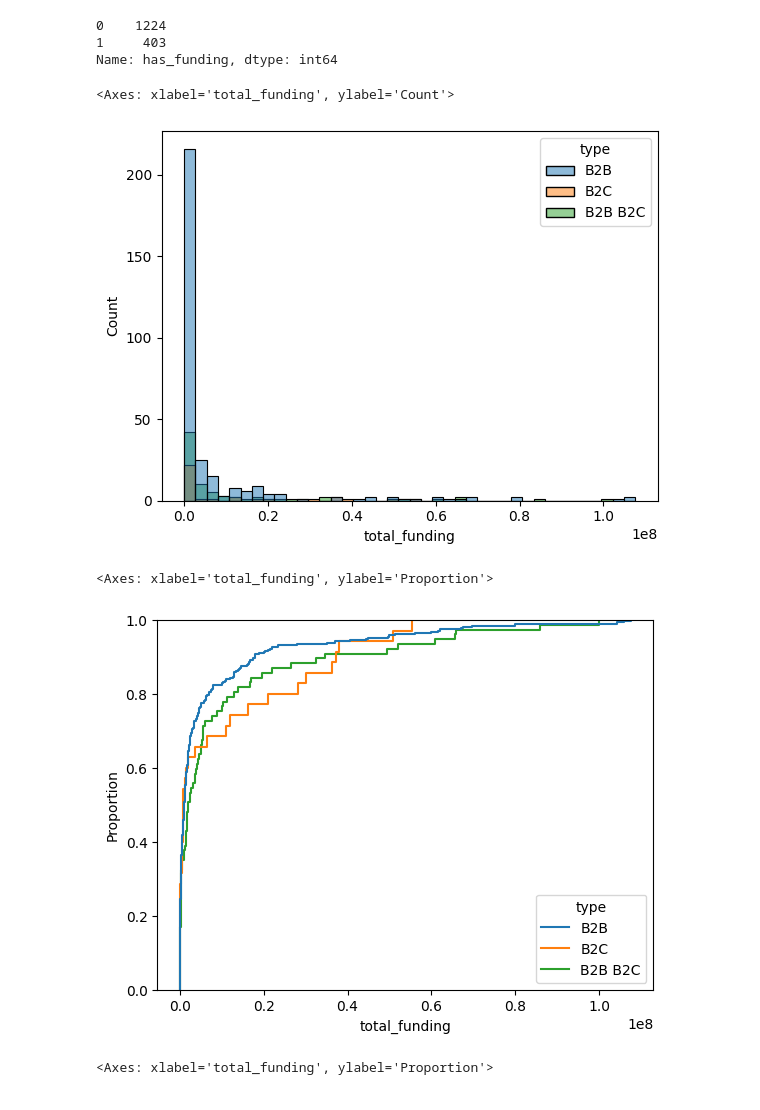
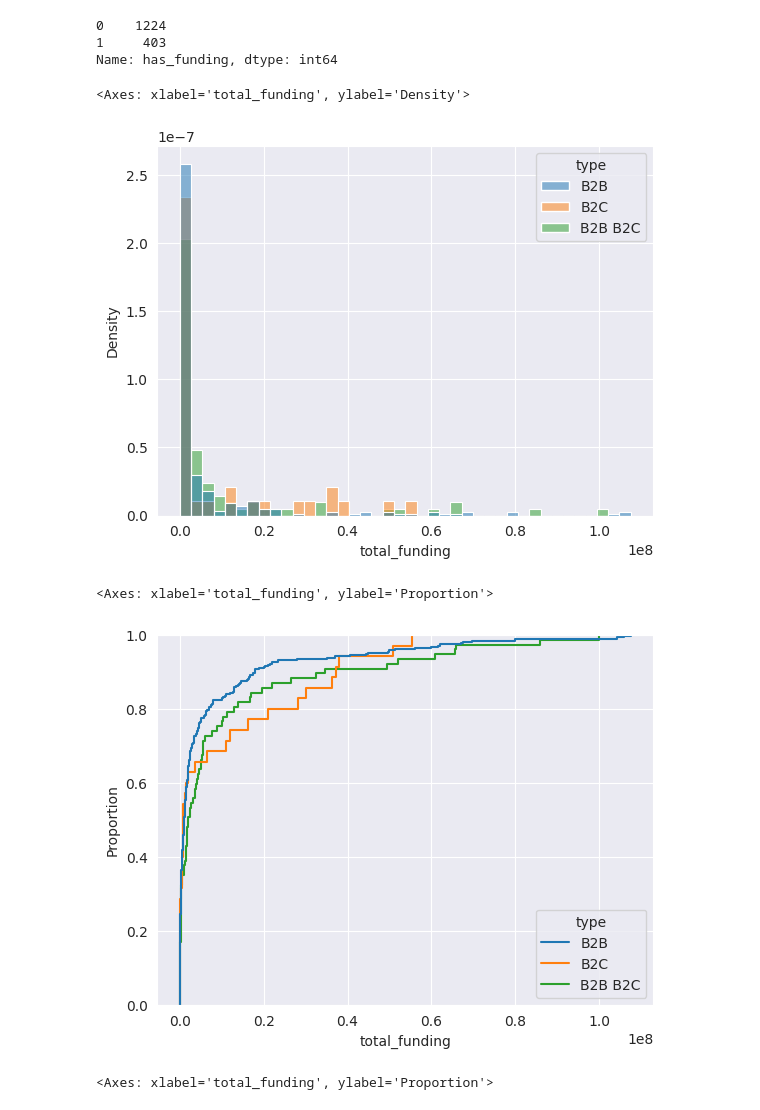
Before and after one commit to cvillela/amplemarket_challenge, a Jupyter notebook: challenge.ipynb, the cells around one changed output. Drawn from its saved outputs; the diff is of its cells as text; code cells hidden in the pictures.

```diff
--- a/challenge.ipynb
+++ b/challenge.ipynb
@@ -65,6 +65,8 @@ device_id = torch.cuda.current_device() if torch.cuda.is_available() else -1
 device_id
 # %% [output]
 0
+# %%
+sns.set_style('darkgrid')
 # %% [markdown]
 # Import the Data
 ---
@@ -207,15 +209,15 @@ df_b2b.has_funding.value_counts()
 1     403
 Name: has_funding, dtype: int64
 # %%
-sns.histplot(df.loc[df['has_funding']==1], x='total_funding', bins=40, hue='type')
+sns.histplot(df.loc[df['has_funding']==1], x='total_funding', bins=40, hue='type', common_norm=False, stat="density")
 # %% [output]
-<Axes: xlabel='total_funding', ylabel='Count'>
+<Axes: xlabel='total_funding', ylabel='Density'>
-[figure, old version]
+[figure, new version]
 # %%
 sns.ecdfplot(data=df.loc[df['has_funding']==1], x='total_funding', hue='type')
 # %% [output]
 <Axes: xlabel='total_funding', ylabel='Proportion'>
-[figure, old version]
+[figure, new version]
 # %%
 sns.ecdfplot(data=df, x='total_funding', hue='B2B')
 # %% [output]
```
Also changed, not shown: parts of 52 cells of this notebook.
